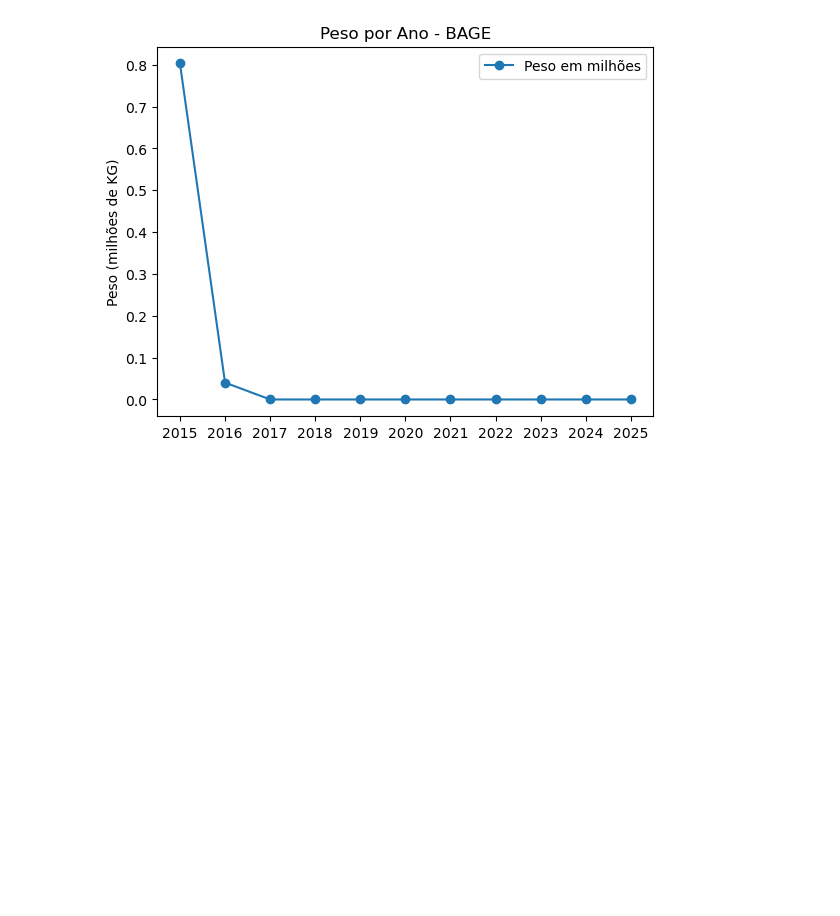
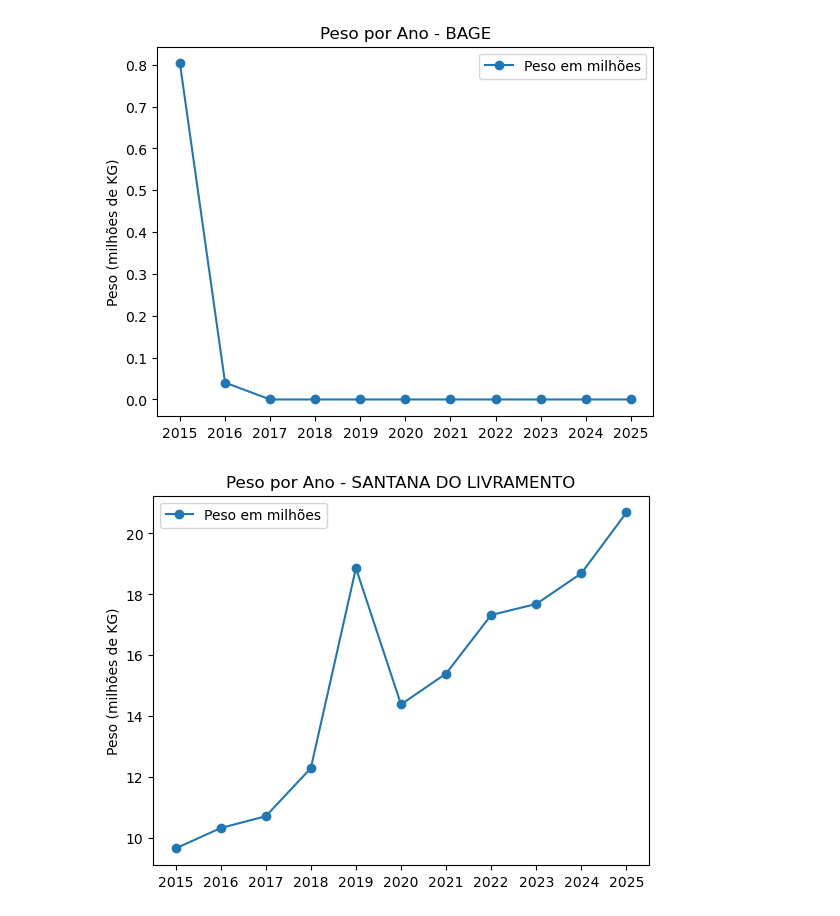
Before and after one commit to MatheusD1as/ProjetoLogistica, a Jupyter notebook: analise.ipynb, the cells around one changed output. Saved outputs shown, nothing was run; the diff lists cells and outputs as text; code cells hidden in the pictures; blank space fills up the shorter version.

```diff
--- a/analise.ipynb
+++ b/analise.ipynb
@@ -54,3 +54,22 @@ plt.legend()
 plt.show()
 # %% [output]
 [figure]
+# %%
+df_ano = (
+    santana_do_livramento
+    .groupby("Ano")["Peso_KG"]
+    .sum()
+    .reset_index()
+)
+
+df_ano["Peso_milhoes"] = df_ano["Peso_KG"] / 1_000_000
+
+plt.figure()
+plt.plot(df_ano["Ano"], df_ano["Peso_milhoes"], marker='o', label="Peso em milhões")
+plt.title("Peso por Ano - SANTANA DO LIVRAMENTO")
+plt.xticks(range(df_ano["Ano"].min(), df_ano["Ano"].max() + 1))
+plt.ylabel("Peso (milhões de KG)")
+plt.legend()
+plt.show()
+# %% [output]
+[figure, added]
```
Also changed, not shown: parts of 1 cell of this notebook.
